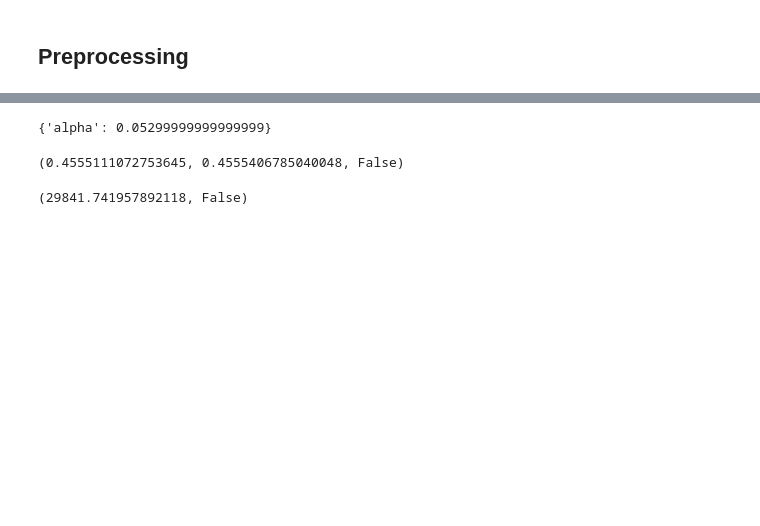
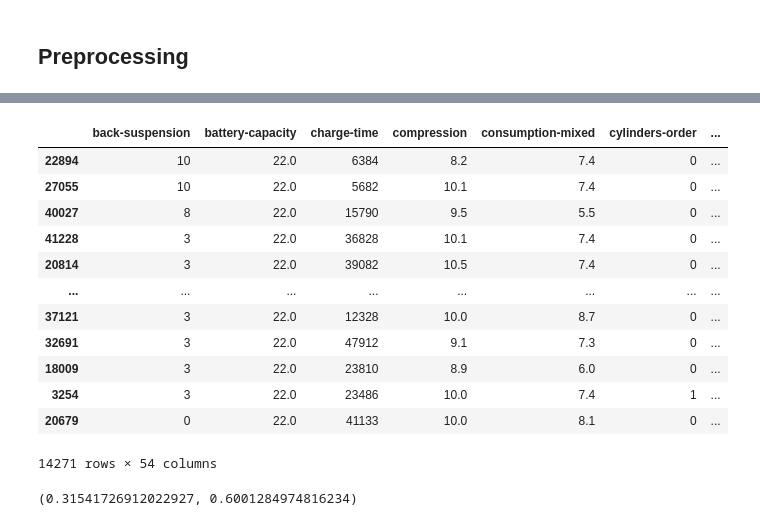
Before and after one commit to potapovkd/ml_lessons, a Jupyter notebook: lesson_2/lesson_2.ipynb, the cells around one changed output, grey strips where cells are left out. Drawn from its saved outputs; the diff is of its cells as text; code cells hidden in the pictures; blank space fills up the shorter version.

```diff
--- a/lesson_2/lesson_2.ipynb
+++ b/lesson_2/lesson_2.ipynb
@@ -596,25 +738,25 @@ sns.heatmap(df.corr())
+# %%
+my_test_X
+# %% [output]
+|  | back-suspension | battery-capacity | charge-time | compression | consumption-mixed | cylinders-order | ... |
+| 22894 | 10 | 22.0 | 6384 | 8.2 | 7.4 | 0 | ... |
+| 27055 | 10 | 22.0 | 5682 | 10.1 | 7.4 | 0 | ... |
+| 40027 | 8 | 22.0 | 15790 | 9.5 | 5.5 | 0 | ... |
+| 41228 | 3 | 22.0 | 36828 | 10.1 | 7.4 | 0 | ... |
+| 20814 | 3 | 22.0 | 39082 | 10.5 | 7.4 | 0 | ... |
+| ... | ... | ... | ... | ... | ... | ... | ... |
+| 37121 | 3 | 22.0 | 12328 | 10.0 | 8.7 | 0 | ... |
+| 32691 | 3 | 22.0 | 47912 | 9.1 | 7.3 | 0 | ... |
+| 18009 | 3 | 22.0 | 23810 | 8.9 | 6.0 | 0 | ... |
+| 3254 | 3 | 22.0 | 23486 | 10.0 | 7.4 | 1 | ... |
+| 20679 | 0 | 22.0 | 41133 | 10.0 | 8.1 | 0 | ... |
+14271 rows × 54 columns
+# %%
+my_reg = LinearRegression().fit(my_train_X, train_y)
+r2_score(my_reg.predict(my_test_X), test_y), my_reg.score(my_test_X, test_y)
+# %% [output]
+(0.31541726912022927, 0.6001284974816234)
 # %%
 from sklearn.pipeline import Pipeline
 from sklearn.preprocessing import PolynomialFeatures
 from sklearn.model_selection import GridSearchCV
-# %%
-lasso_params = {
-    'alpha': np.arange(0.052, 0.055, 0.0002)
-}
-
-model_lasso = GridSearchCV(
-    Lasso(),
-    param_grid=lasso_params
-).fit(train_X, train_y)
-
-model_lasso.best_params_
-# %% [output]
-{'alpha': 0.05299999999999999}
-# %%
-model_lasso.score(train_X, train_y), reg.score(train_X, train_y), model_lasso.score(train_X, train_y) > reg.score(train_X, train_y)
-# %% [output]
-(0.4555111072753645, 0.4555406785040048, False)
-# %%
-mean_squared_error(model_lasso.predict(train_X), train_y), mean_squared_error(model_lasso.predict(train_X), train_y) < mean_squared_error(reg.predict(train_X), train_y)
-# %% [output]
-(29841.741957892118, False)
```
Also changed, not shown: parts of 58 cells of this notebook, 2 other files.
